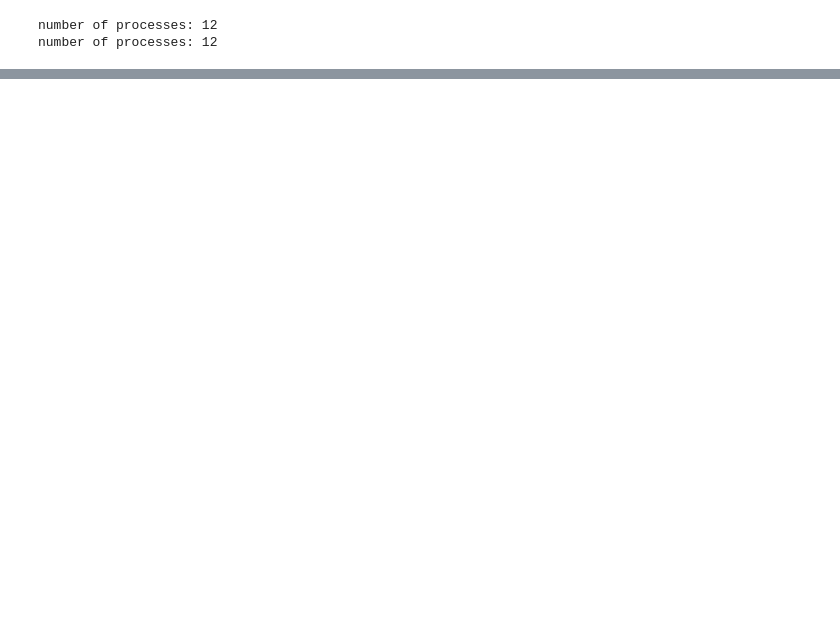
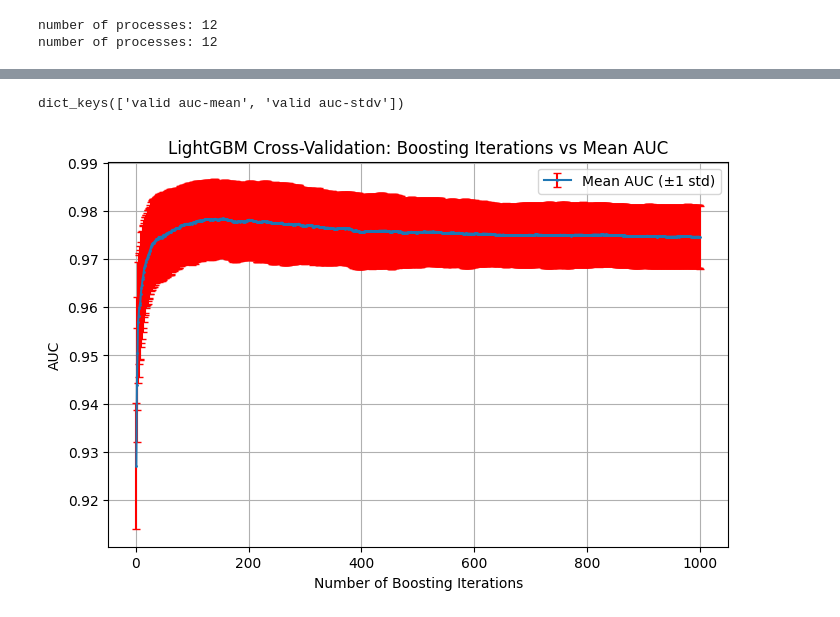
Before and after one commit to samjmolyneux/eppi-text-classification, a Jupyter notebook: notebooks/lgbm/lgbm_binary.ipynb, the cells around one changed output, grey strips where cells are left out. Saved outputs shown, nothing was run; the diff lists cells and outputs as text; code cells hidden in the pictures; blank space fills up the shorter version.

```diff
--- a/notebooks/lgbm/lgbm_binary.ipynb
+++ b/notebooks/lgbm/lgbm_binary.ipynb
@@ -174,0 +387,48 @@ plotly_roc(y_test, y_test_pred_probs)
+# %%
+cv_results = lgb.cv(
+    params,
+    dtrain,
+    num_boost_round=1000,  # Maximum number of boosting rounds
+    nfold=5,  # Number of folds
+    stratified=True,  # Stratified sampling for classification
+    shuffle=True,  # Shuffle the data before splitting
+    # early_stopping_rounds=10,   # Early stopping
+    # verbose_eval=False,         # Suppress detailed logging
+    seed=42,  # Reproducibility
+)
+
+# lgb.cv returns a dictionary containing the mean and standard deviation
+# of the metric values across folds for each boosting iteration.
+# Usually with metric='auc', you get:
+# - cv_results["auc-mean"]
+# - cv_results["auc-stdv"]
+
+print(cv_results.keys())
+# Extract the mean and standard deviation of the AUC across folds
+mean_auc = cv_results["valid auc-mean"]
+std_auc = cv_results["valid auc-stdv"]
+
+# Create a list of iteration numbers
+iterations = np.arange(1, len(mean_auc) + 1)
+
+# Plot mean AUC vs boosting iterations (with error bars for standard deviation)
+plt.figure(figsize=(8, 5))
+plt.errorbar(
+    iterations,
+    mean_auc,
+    yerr=std_auc,
+    fmt="-o",
+    ecolor="r",
+    capsize=3,
+    label="Mean AUC (±1 std)",
+    markersize=1,
+)
+plt.xlabel("Number of Boosting Iterations")
+plt.ylabel("AUC")
+plt.title("LightGBM Cross-Validation: Boosting Iterations vs Mean AUC")
+plt.grid(True)
+plt.legend()
+plt.show()
+# %% [output]
+dict_keys(['valid auc-mean', 'valid auc-stdv'])
+[figure, added]
```
Also changed, not shown: parts of 20 cells of this notebook.
